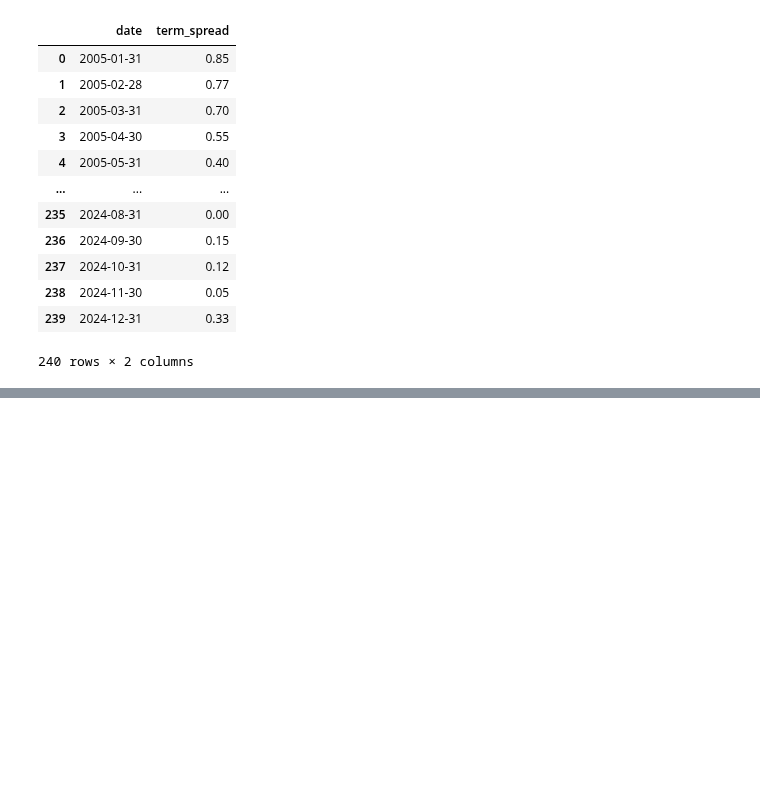
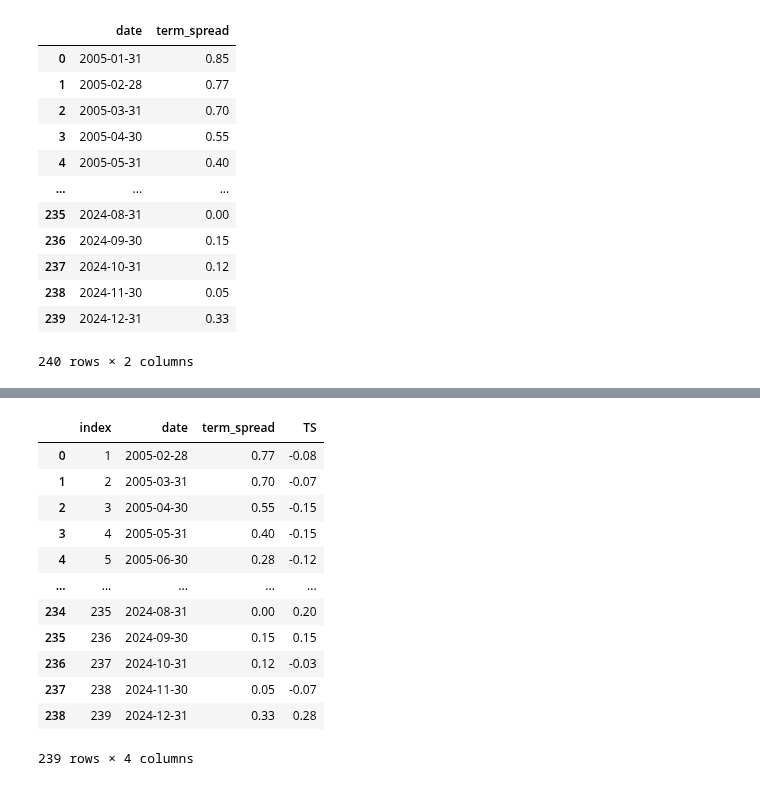
Before and after one commit to Lilas-Bertot/ETUDE-DE-CAS-2, a Jupyter notebook: Étude de cas 2.ipynb, the cells around one changed output, grey strips where cells are left out. Drawn from its saved outputs; the diff is of its cells as text; code cells hidden in the pictures; blank space fills up the shorter version.

```diff
--- a/Étude de cas 2.ipynb
+++ b/Étude de cas 2.ipynb
@@ -1132,9 +1128,6 @@ term_spread_monthly['spread_change'] = term_spread_monthly['term_spread'].diff()
 # Supprimer la première observation (NA)
 term_spread_monthly = term_spread_monthly.dropna()
 
-# Ajouter une colonne date pour faciliter les manipulations
-term_spread_monthly = term_spread_monthly.reset_index()
-
 print(f"Période : {term_spread_monthly['date'].min()} à {term_spread_monthly['date'].max()}")
 print(f"Observations : {len(term_spread_monthly)}")
 print(f"\nStatistiques des variations mensuelles du Term Spread :")
@@ -1376,0 +1291,5 @@ else:
+# %%
+# Renommer les colonnes des facteurs pour simplifier
+vix_monthly = vix_monthly.rename(columns={'logvix_return': 'VIX'})
+term_spread_monthly = term_spread_monthly.rename(columns={'spread_change': 'TS'})
+commodity_monthly = commodity_monthly.rename(columns={'commodity_return': 'GCI'})
@@ -1376,0 +1312,16 @@ else:
+# %%
+term_spread_monthly
+# %% [output]
+|  | index | date | term_spread | TS |
+| 0 | 1 | 2005-02-28 | 0.77 | -0.08 |
+| 1 | 2 | 2005-03-31 | 0.70 | -0.07 |
+| 2 | 3 | 2005-04-30 | 0.55 | -0.15 |
+| 3 | 4 | 2005-05-31 | 0.40 | -0.15 |
+| 4 | 5 | 2005-06-30 | 0.28 | -0.12 |
+| ... | ... | ... | ... | ... |
+| 234 | 235 | 2024-08-31 | 0.00 | 0.20 |
+| 235 | 236 | 2024-09-30 | 0.15 | 0.15 |
+| 236 | 237 | 2024-10-31 | 0.12 | -0.03 |
+| 237 | 238 | 2024-11-30 | 0.05 | -0.07 |
+| 238 | 239 | 2024-12-31 | 0.33 | 0.28 |
+239 rows × 4 columns
```
Also changed, not shown: parts of 17 cells of this notebook, 1 other file.
